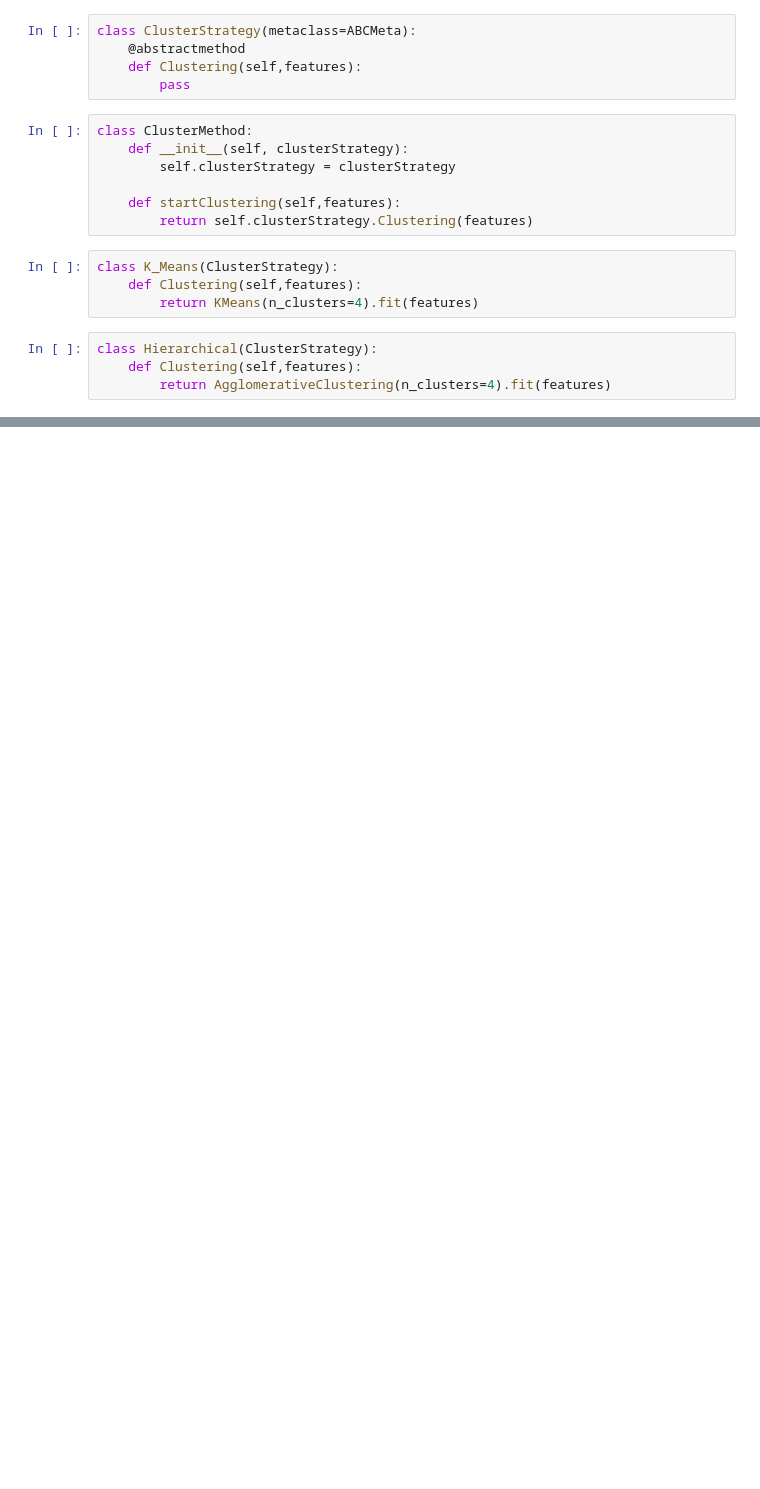
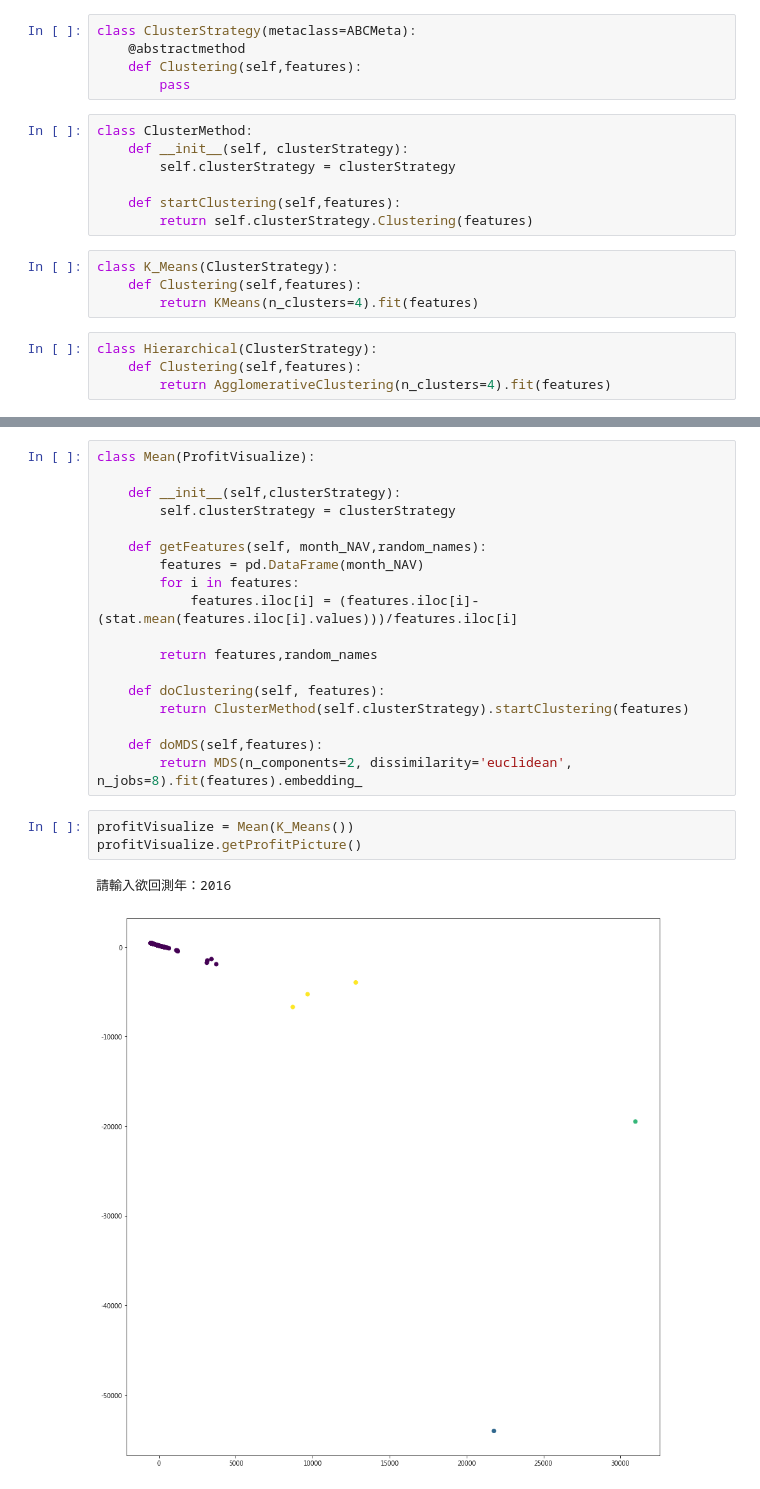
Before and after one commit to D0542562/fund-prediction, a Jupyter notebook: Fund/Profit Test Class.ipynb, the cells around one changed output, grey strips where cells are left out. Saved outputs shown, nothing was run; the diff lists cells and outputs as text; blank space fills up the shorter version.

```diff
--- a/Fund/Profit Test Class.ipynb
+++ b/Fund/Profit Test Class.ipynb
@@ -212,0 +212,24 @@ profitVisualize.getProfitPicture()
+# %%
+class Mean(ProfitVisualize):
+
+    def __init__(self,clusterStrategy):
+        self.clusterStrategy = clusterStrategy
+
+    def getFeatures(self, month_NAV,random_names):
+        features = pd.DataFrame(month_NAV)
+        for i in features:
+            features.iloc[i] = (features.iloc[i]-(stat.mean(features.iloc[i].values)))/features.iloc[i]
+
+        return features,random_names
+
+    def doClustering(self, features):
+        return ClusterMethod(self.clusterStrategy).startClustering(features)
+
+    def doMDS(self,features):
+        return MDS(n_components=2, dissimilarity='euclidean', n_jobs=8).fit(features).embedding_
+# %%
+profitVisualize = Mean(K_Means())
+profitVisualize.getProfitPicture()
+# %% [output]
+請輸入欲回測年：2016
+[figure, added]
```
Also changed, not shown: parts of 12 cells of this notebook.
